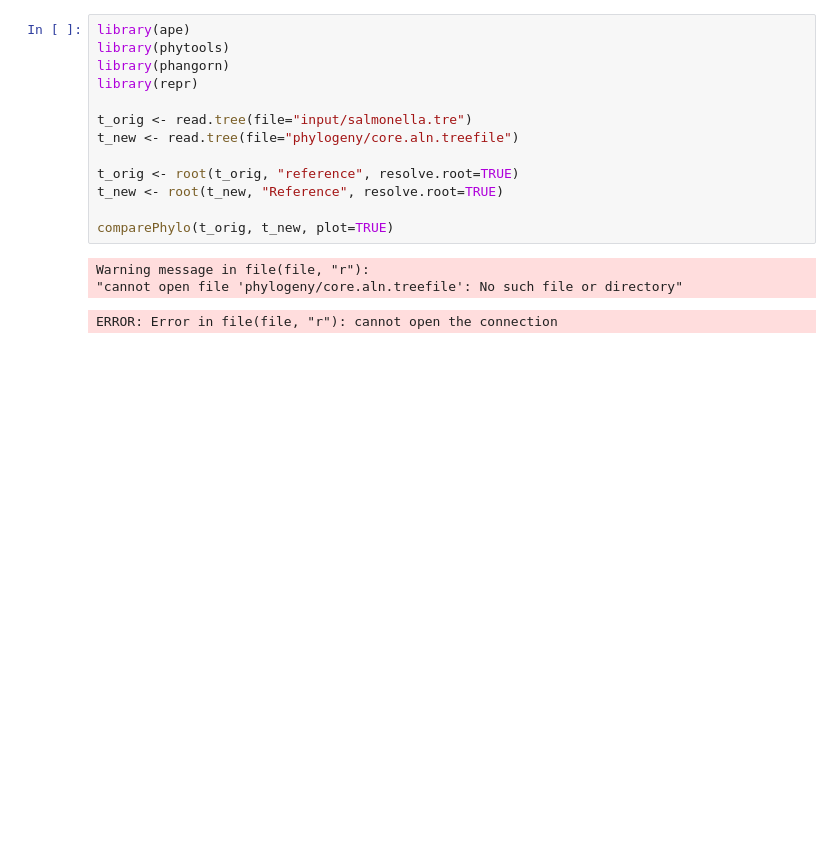
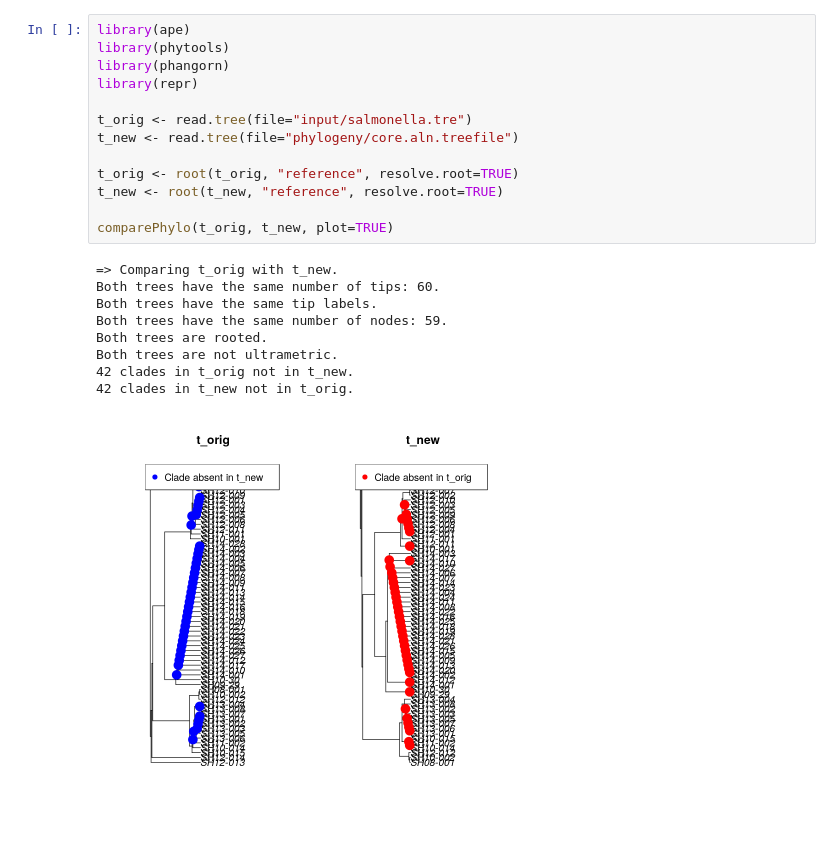
Before and after one commit to apetkau/thesis-data-simulation, a Jupyter notebook: jackalope/compare-trees.ipynb, the cells around one changed output. Cells and saved outputs as stored; diff of their text form; blank space fills up the shorter version.

```diff
--- a/jackalope/compare-trees.ipynb
+++ b/jackalope/compare-trees.ipynb
@@ -1,20 +1,26 @@
 # %%
 library(ape)
 library(phytools)
 library(phangorn)
 library(repr)
 
 t_orig <- read.tree(file="input/salmonella.tre")
 t_new <- read.tree(file="phylogeny/core.aln.treefile")
 
 t_orig <- root(t_orig, "reference", resolve.root=TRUE)
-t_new <- root(t_new, "Reference", resolve.root=TRUE)
+t_new <- root(t_new, "reference", resolve.root=TRUE)
 
 comparePhylo(t_orig, t_new, plot=TRUE)
 # %% [output]
-Warning message in file(file, "r"):
-"cannot open file 'phylogeny/core.aln.treefile': No such file or directory"
+=> Comparing t_orig with t_new.
+Both trees have the same number of tips: 60.
+Both trees have the same tip labels.
+Both trees have the same number of nodes: 59.
+Both trees are rooted.
+Both trees are not ultrametric.
+42 clades in t_orig not in t_new.
+42 clades in t_new not in t_orig.
-ERROR: Error in file(file, "r"): cannot open the connection
+[figure, added]
 # %%
 treedist(t_orig, t_new, check.labels = TRUE)
 # %% [output]
```
Also changed, not shown: parts of 2 cells of this notebook, 2 other files.
